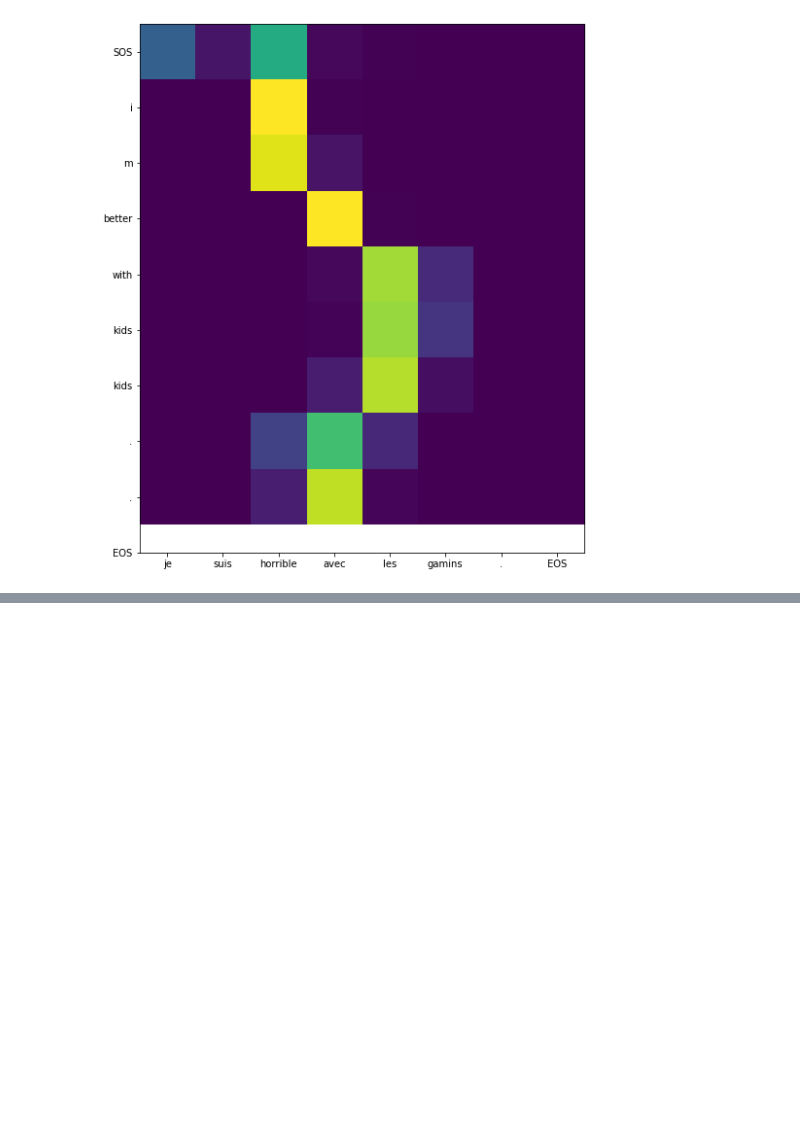
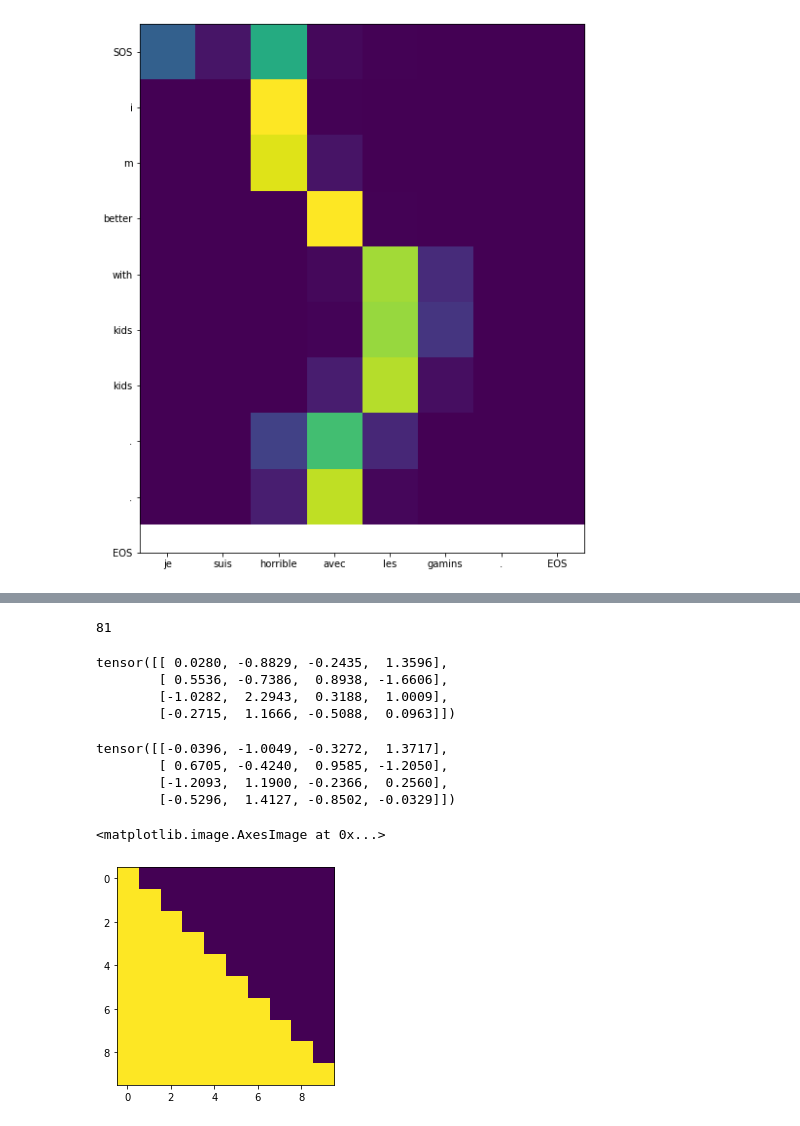
Before and after one commit to 2022tgoel/Pytorch_Examples, a Jupyter notebook: RNNs_to_Transformers.ipynb, the cells around one changed output, grey strips where cells are left out. Drawn from its saved outputs; the diff is of its cells as text; code cells hidden in the pictures; blank space fills up the shorter version.

```diff
--- a/RNNs_to_Transformers.ipynb
+++ b/RNNs_to_Transformers.ipynb
@@ -499,0 +726,20 @@ generate_attention_matrix(x, y, french_lang, english_lang)
+# %%
+torch.pow(torch.tensor(3), 4).item()
+# %% [output]
+81
+# %%
+x = torch.randn(4, 4)
+x
+# %% [output]
+tensor([[ 0.0280, -0.8829, -0.2435,  1.3596],
+        [ 0.5536, -0.7386,  0.8938, -1.6606],
+        [-1.0282,  2.2943,  0.3188,  1.0009],
+        [-0.2715,  1.1666, -0.5088,  0.0963]])
+# %%
+norm = LayerNorm()
+norm(x)
+# %% [output]
+tensor([[-0.0396, -1.0049, -0.3272,  1.3717],
+        [ 0.6705, -0.4240,  0.9585, -1.2050],
+        [-1.2093,  1.1900, -0.2366,  0.2560],
+        [-0.5296,  1.4127, -0.8502, -0.0329]])
@@ -499,0 +749,6 @@ generate_attention_matrix(x, y, french_lang, english_lang)
+# %%
+mask = np.tril(np.ones((10, 10)), k=0)
+plt.imshow(mask)
+# %% [output]
+<matplotlib.image.AxesImage at 0x...>
+[figure, added]
```
Also changed, not shown: parts of 31 cells of this notebook, 3 other files.
